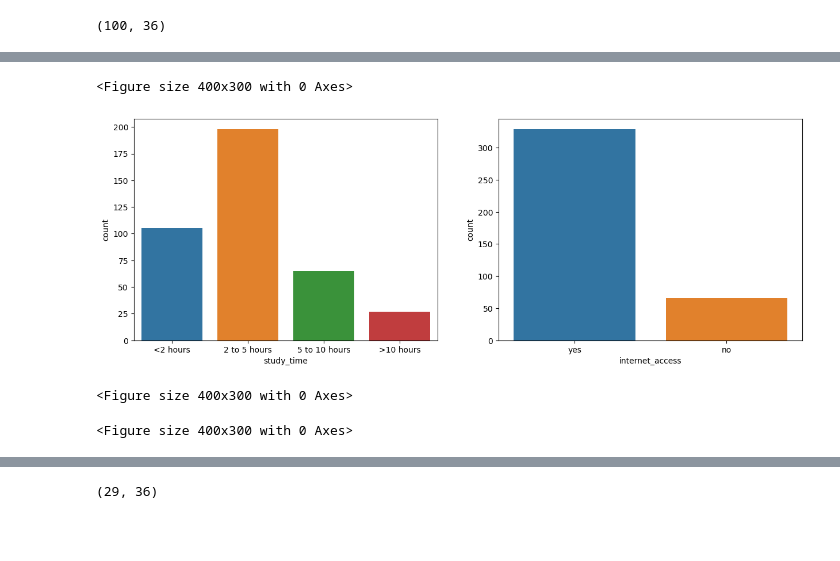
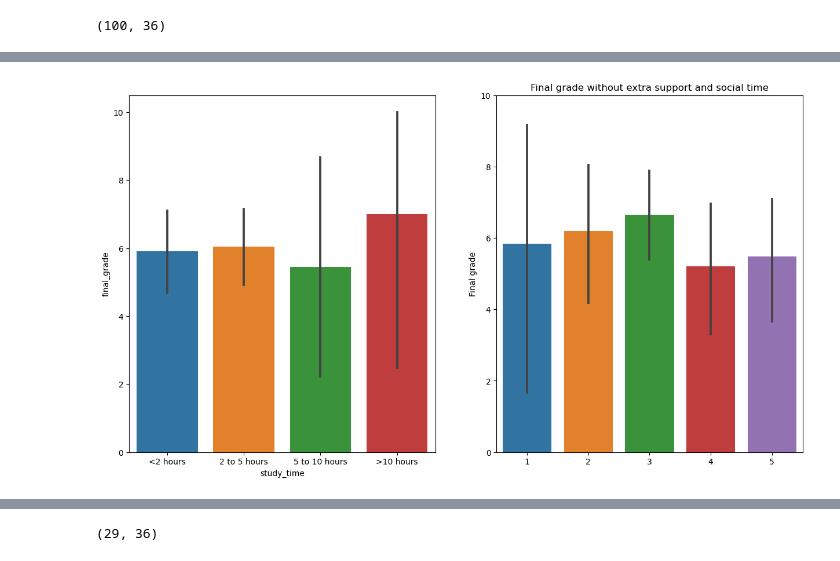
Before and after one commit to SarahDerhy/Project1, a Jupyter notebook: Untitled1.ipynb, the cells around one changed output, grey strips where cells are left out. Drawn from its saved outputs; the diff is of its cells as text; code cells hidden in the pictures; blank space fills up the shorter version.

```diff
--- a/Untitled1.ipynb
+++ b/Untitled1.ipynb
@@ -156,14 +135,21 @@ plt.show()
 # %%
 study_time_order = ["<2 hours", "2 to 5 hours", "5 to 10 hours", ">10 hours"]
-# %%
-fig, axes = plt.subplots(figsize=(15, 5), ncols=2)
-sns.countplot(data=student_df, x="study_time", order=['<2 hours', '2 to 5 hours', '5 to 10 hours', '>10 hours'], ax=axes[0])
-
-plt.figure(figsize=(4,3))
-sns.countplot(data=student_df, x='internet_access',order=['yes','no'],ax = axes[1])
-plt.figure(figsize=(4,3))
-# %% [output]
-<Figure size 400x300 with 0 Axes>
-[figure, removed]
-<Figure size 400x300 with 0 Axes>
-<Figure size 400x300 with 0 Axes>
+# %%
+fig, ax = plt.subplots(1, 2, figsize=(15, 8))
+
+sns.barplot(x="study_time", y="final_grade", data=filtered_df, order= study_time_order, ax=ax[0])
+plt.xlabel("")
+plt.ylabel("Final grade")
+plt.title("Final grade without extra support and study time")  #pourquoi le titre se met pas ?
+
+
+
+
+sns.barplot(x="social", y="final_grade", data=filtered_df, ax=ax[1])
+plt.xlabel("")
+plt.ylabel("Final grade")
+plt.title("Final grade without extra support and social time")
+plt.ylim(0, 10)
+plt.show()
+# %% [output]
+[figure, added]
```
Also changed, not shown: parts of 100 cells of this notebook.
